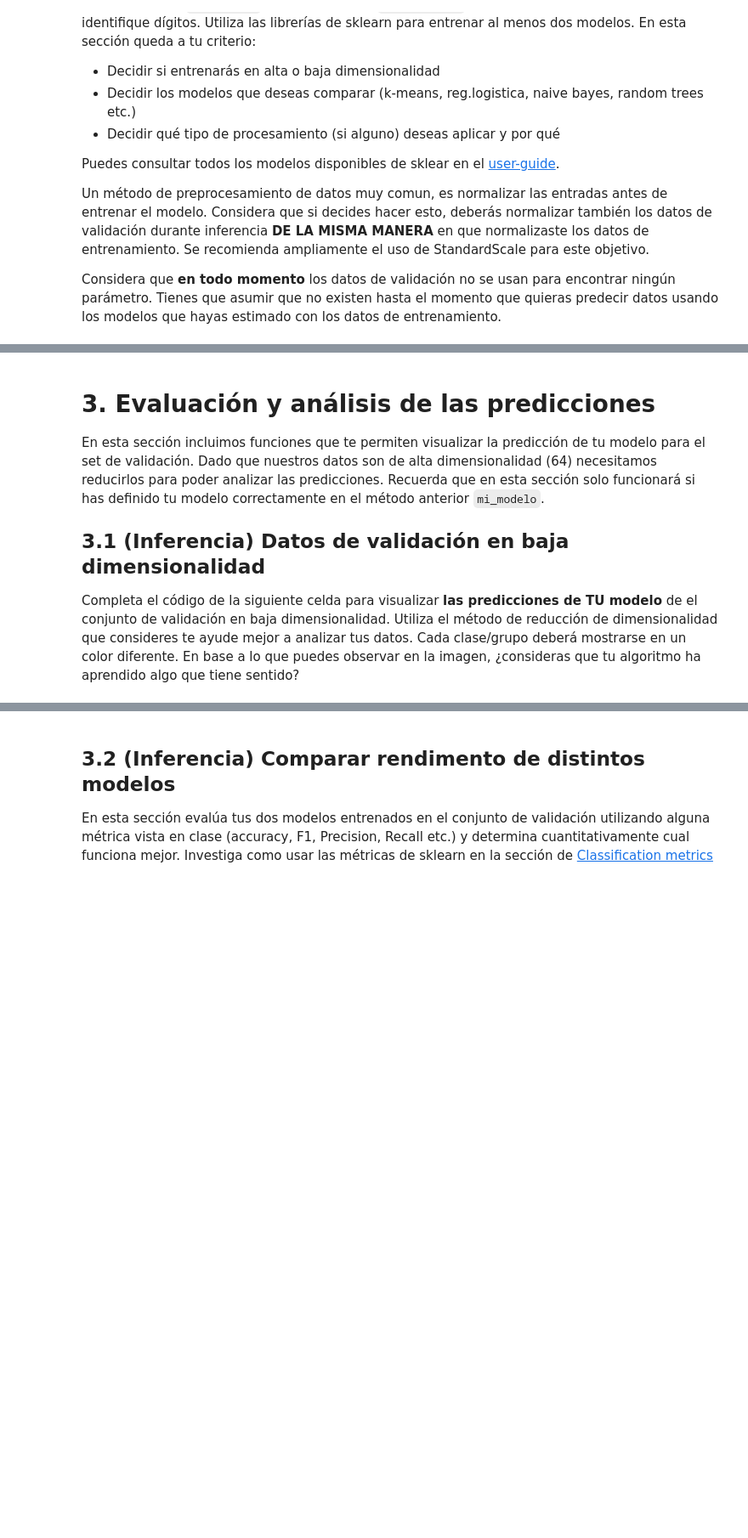
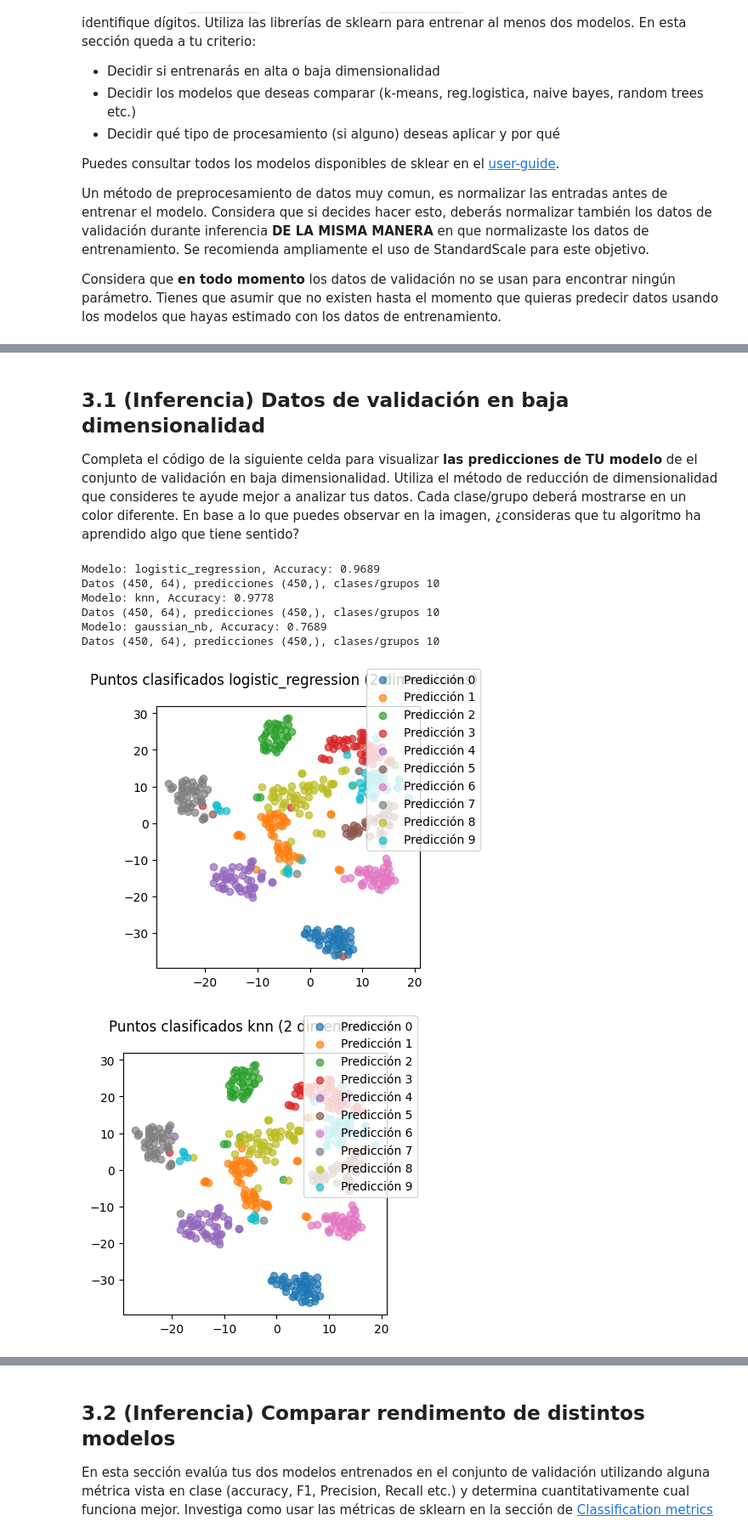
Before and after one commit to Derek-Bltrn/ML26_PXNDX_MADERO, a Jupyter notebook: src/ml26/proyectos/extras/P01_digit_recognition/proyecto_1_digits_Gustavo.ipynb, the cells around one changed output, grey strips where cells are left out. Shown at 85% size. Cells and saved outputs as stored; diff of their text form; code cells hidden in the pictures; blank space fills up the shorter version.

```diff
--- a/src/ml26/proyectos/extras/P01_digit_recognition/proyecto_1_digits_Gustavo.ipynb
+++ b/src/ml26/proyectos/extras/P01_digit_recognition/proyecto_1_digits_Gustavo.ipynb
@@ -192,7 +206,4 @@ for model_type in trained_models.keys():
 # %% [markdown]
-# 3. Evaluación y análisis de las predicciones
-En esta sección incluimos funciones que te permiten visualizar la predicción de tu modelo para el set de validación. Dado que nuestros datos son de alta dimensionalidad (64) necesitamos reducirlos para poder analizar las predicciones. Recuerda que en esta sección solo funcionará si has definido tu modelo correctamente en el método anterior `mi_modelo`.
-
 ## 3.1 (Inferencia) Datos de validación en baja dimensionalidad
 Completa el código de la siguiente celda para visualizar **las predicciones de TU modelo** de el conjunto de validación en baja dimensionalidad. Utiliza el método de reducción de dimensionalidad que consideres te ayude mejor a analizar tus datos. Cada clase/grupo deberá mostrarse en un color diferente. En base a lo que puedes observar en la imagen, ¿consideras que tu algoritmo ha aprendido algo que tiene sentido?
 # %%
@@ -207,17 +218,43 @@ def vis_low_dim(data_val, preds, model_type):
     print(f"Datos {data_val.shape}, predicciones {preds.shape}, clases/grupos {n_groups}")
 
     # TODO: Reduce los datos de VALIDACIÓN data_val a dos dimensiones para poder visualizarlos
-    reduced_data = ...
+    reduced_data = TSNE(
+        n_components=2,
+        perplexity=30,
+        learning_rate="auto",
+        init="pca",
+        random_state=67
+    ).fit_transform(data_val)
     for g in groups:
         # TODO: Grafica los datos de VALIDACIÓN reducidos (reduced_data.shape = (N, 2))
         # Tal que grafiques aquellos que correspondan al grupo/clase group
         # Investiga plt.scatter, np.where o cómo filtrar arreglos dada una condición booleana
-        ...
+        indices = np.where(preds == g)
+        plot_data = reduced_data[indices]
+        ax.scatter(
+            plot_data[:, 0],
+            plot_data[:, 1],
+            label=f"Predicción {g}",
+            alpha=0.7
+        )
+
     fig.show()
     fig.legend()
 # %%
-modelo = trained_models["logistic_reg"]
+from sklearn.metrics import accuracy_score
+#modelo = trained_models["logistic_reg"]
 # Llamamos a inferencia de tu modelo
 for model_type, modelo in trained_models.items():
     preds = inference(modelo, data_val)
+    accuracy = accuracy_score(target_val, preds)
+    print(f"Modelo: {model_type}, Accuracy: {accuracy:.4f}")
     vis_low_dim(data_val, preds, model_type)
+# %% [output]
+Modelo: logistic_regression, Accuracy: 0.9689
+Datos (450, 64), predicciones (450,), clases/grupos 10
+Modelo: knn, Accuracy: 0.9778
+Datos (450, 64), predicciones (450,), clases/grupos 10
+Modelo: gaussian_nb, Accuracy: 0.7689
+Datos (450, 64), predicciones (450,), clases/grupos 10
+[figure, added]
+[figure, added]
```
Also changed, not shown: parts of 6 cells of this notebook.
